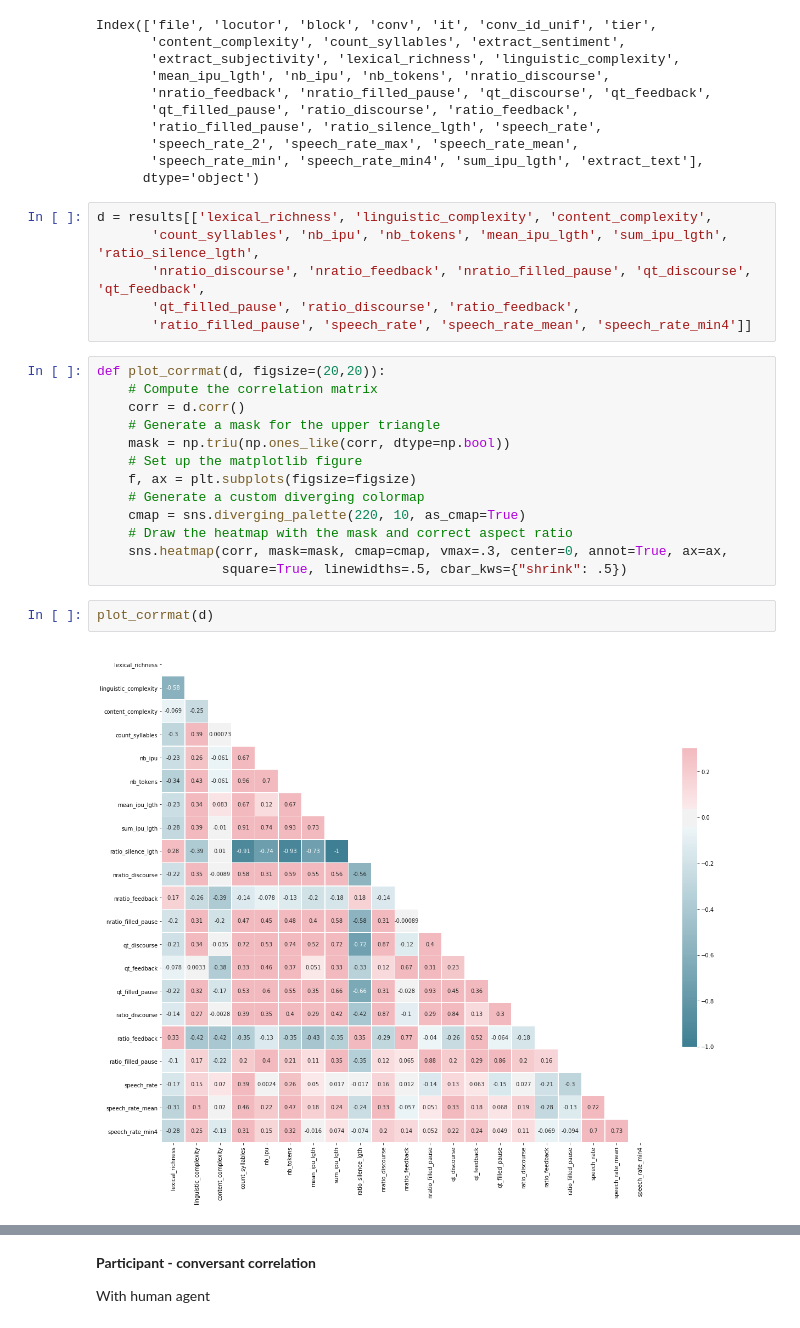
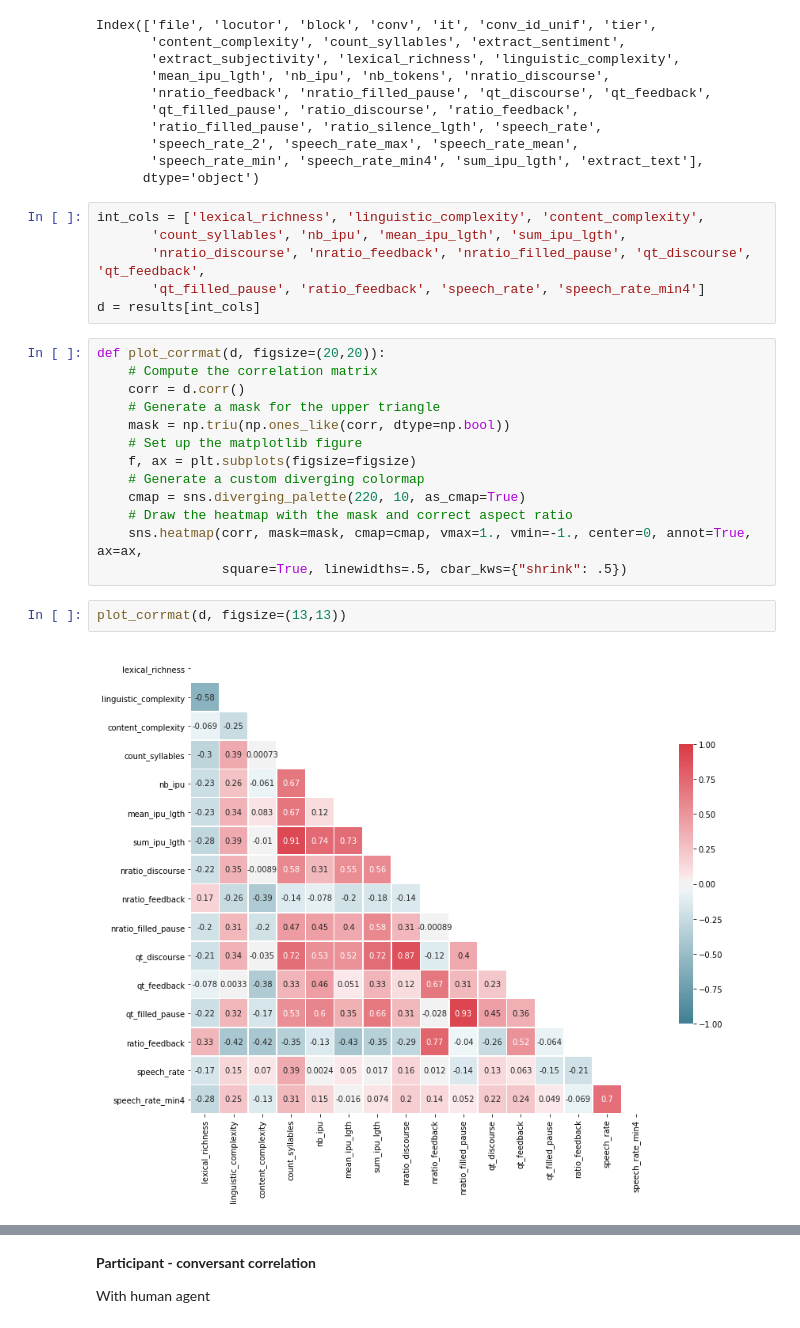
Before and after one commit to Neako/physsocial-summarydata, a Jupyter notebook: data_analysis/_ipynb/test_statistics.ipynb, the cells around one changed output, grey strips where cells are left out. Saved outputs shown, nothing was run; the diff lists cells and outputs as text.

```diff
--- a/data_analysis/_ipynb/test_statistics.ipynb
+++ b/data_analysis/_ipynb/test_statistics.ipynb
@@ -34,11 +34,11 @@ Index(['file', 'locutor', 'block', 'conv', 'it', 'conv_id_unif', 'tier',
        'speech_rate_min', 'speech_rate_min4', 'sum_ipu_lgth', 'extract_text'],
       dtype='object')
 # %%
-d = results[['lexical_richness', 'linguistic_complexity', 'content_complexity',
-       'count_syllables', 'nb_ipu', 'nb_tokens', 'mean_ipu_lgth', 'sum_ipu_lgth', 'ratio_silence_lgth',
+int_cols = ['lexical_richness', 'linguistic_complexity', 'content_complexity',
+       'count_syllables', 'nb_ipu', 'mean_ipu_lgth', 'sum_ipu_lgth',
        'nratio_discourse', 'nratio_feedback', 'nratio_filled_pause', 'qt_discourse', 'qt_feedback',
-       'qt_filled_pause', 'ratio_discourse', 'ratio_feedback',
-       'ratio_filled_pause', 'speech_rate', 'speech_rate_mean', 'speech_rate_min4']]
+       'qt_filled_pause', 'ratio_feedback', 'speech_rate', 'speech_rate_min4']
+d = results[int_cols]
 # %%
 def plot_corrmat(d, figsize=(20,20)):
     # Compute the correlation matrix
@@ -50,10 +50,10 @@ def plot_corrmat(d, figsize=(20,20)):
     # Generate a custom diverging colormap
     cmap = sns.diverging_palette(220, 10, as_cmap=True)
     # Draw the heatmap with the mask and correct aspect ratio
-    sns.heatmap(corr, mask=mask, cmap=cmap, vmax=.3, center=0, annot=True, ax=ax,
+    sns.heatmap(corr, mask=mask, cmap=cmap, vmax=1., vmin=-1., center=0, annot=True, ax=ax,
                 square=True, linewidths=.5, cbar_kws={"shrink": .5})
 # %%
-plot_corrmat(d)
+plot_corrmat(d, figsize=(13,13))
 # %% [output]
-[figure, old version]
+[figure, new version]
 # %%
```
Also changed, not shown: parts of 8 cells of this notebook, 2 other files.
